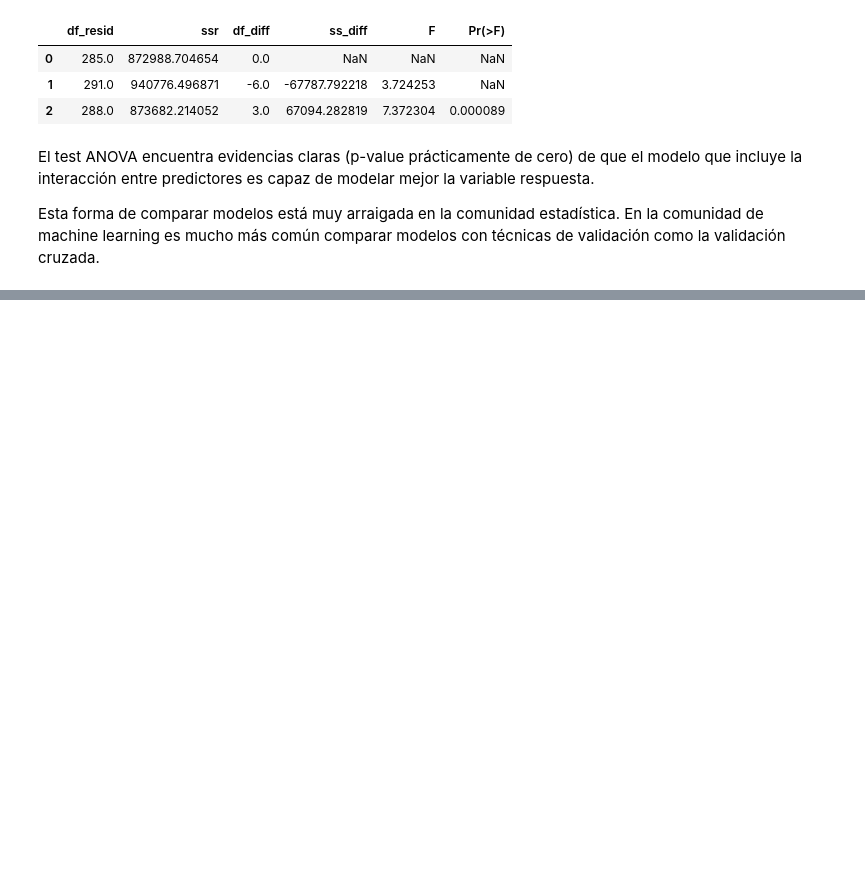
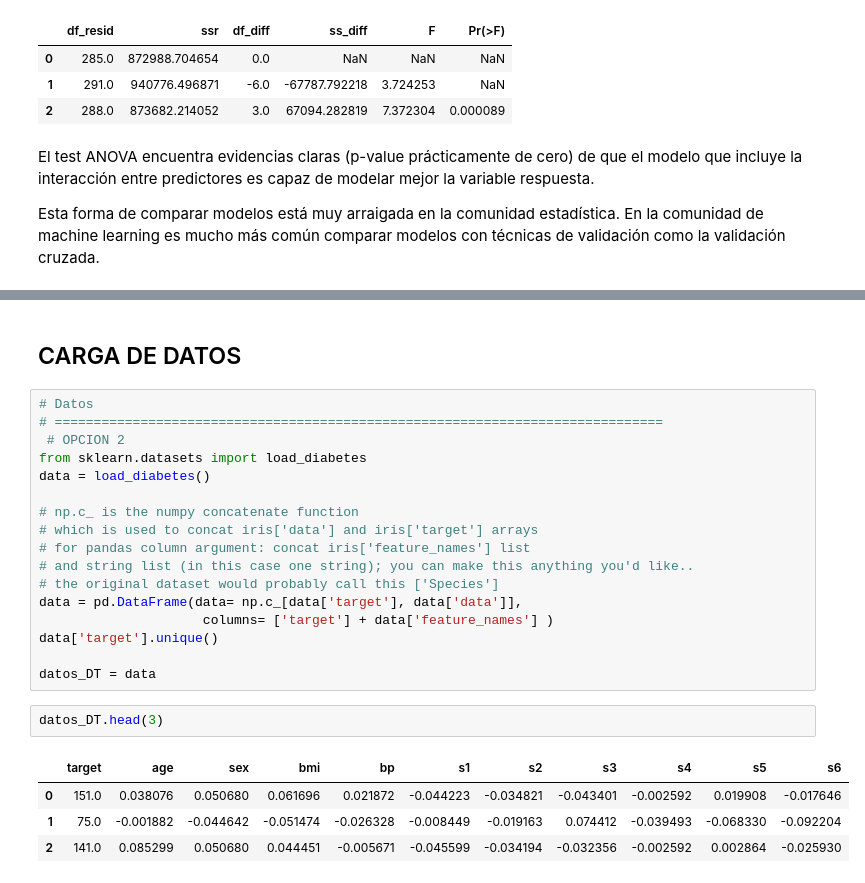
Before and after one commit to octagomez/Practico_191022, a Jupyter notebook: Examen V1.ipynb, the cells around one changed output, grey strips where cells are left out. Cells and saved outputs as stored; diff of their text form; blank space fills up the shorter version.

```diff
--- a/Examen V1.ipynb
+++ b/Examen V1.ipynb
@@ -571,0 +602,26 @@ Esta forma de comparar modelos está muy arraigada en la comunidad estadística.
+# %% [markdown]
+## CARGA DE DATOS
+# %%
+# Datos
+# ==============================================================================
+ # OPCION 2
+from sklearn.datasets import load_diabetes
+data = load_diabetes()
+
+# np.c_ is the numpy concatenate function
+# which is used to concat iris['data'] and iris['target'] arrays
+# for pandas column argument: concat iris['feature_names'] list
+# and string list (in this case one string); you can make this anything you'd like..
+# the original dataset would probably call this ['Species']
+data = pd.DataFrame(data= np.c_[data['target'], data['data']],
+                     columns= ['target'] + data['feature_names'] )
+data['target'].unique()
+
+datos_DT = data
+# %%
+datos_DT.head(3)
+# %% [output]
+|  | target | age | sex | bmi | bp | s1 | s2 | s3 | s4 | s5 | s6 |
+| 0 | 151.0 | 0.038076 | 0.050680 | 0.061696 | 0.021872 | -0.044223 | -0.034821 | -0.043401 | -0.002592 | 0.019908 | -0.017646 |
+| 1 | 75.0 | -0.001882 | -0.044642 | -0.051474 | -0.026328 | -0.008449 | -0.019163 | 0.074412 | -0.039493 | -0.068330 | -0.092204 |
+| 2 | 141.0 | 0.085299 | 0.050680 | 0.044451 | -0.005671 | -0.045599 | -0.034194 | -0.032356 | -0.002592 | 0.002864 | -0.025930 |
```
Also changed, not shown: parts of 27 cells of this notebook.
